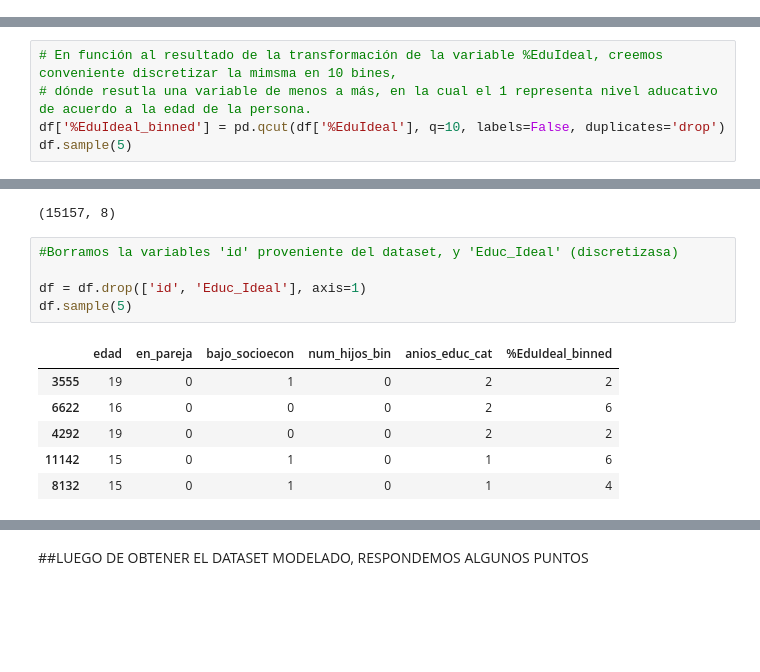
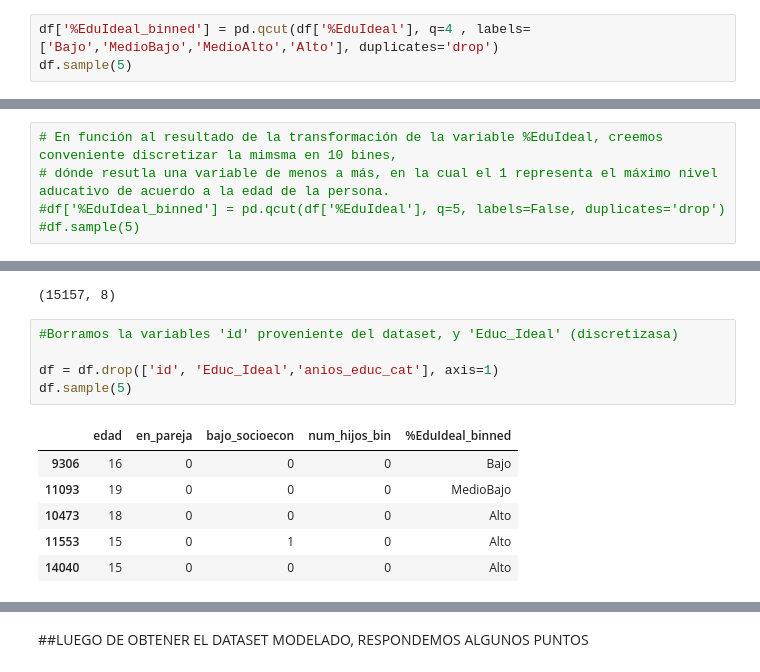
Before and after one commit to gabipalacios/Python, a Jupyter notebook: TFPython2025.ipynb, the cells around one changed output, grey strips where cells are left out. Saved outputs shown, nothing was run; the diff lists cells and outputs as text; blank space fills up the shorter version.

```diff
--- a/TFPython2025.ipynb
+++ b/TFPython2025.ipynb
@@ -410,0 +446,3 @@ df.sample(5)
+# %%
+df['%EduIdeal_binned'] = pd.qcut(df['%EduIdeal'], q=4 , labels=['Bajo','MedioBajo','MedioAlto','Alto'], duplicates='drop')
+df.sample(5)
@@ -411,5 +456,5 @@ df.sample(5)
 # %%
 # En función al resultado de la transformación de la variable %EduIdeal, creemos conveniente discretizar la mimsma en 10 bines,
-# dónde resutla una variable de menos a más, en la cual el 1 representa nivel aducativo de acuerdo a la edad de la persona.
-df['%EduIdeal_binned'] = pd.qcut(df['%EduIdeal'], q=10, labels=False, duplicates='drop')
-df.sample(5)
+# dónde resutla una variable de menos a más, en la cual el 1 representa el máximo nivel aducativo de acuerdo a la edad de la persona.
+#df['%EduIdeal_binned'] = pd.qcut(df['%EduIdeal'], q=5, labels=False, duplicates='drop')
+#df.sample(5)
@@ -430,12 +487,12 @@ df.shape
 # %%
 #Borramos la variables 'id' proveniente del dataset, y 'Educ_Ideal' (discretizasa)
 
-df = df.drop(['id', 'Educ_Ideal'], axis=1)
+df = df.drop(['id', 'Educ_Ideal','anios_educ_cat'], axis=1)
 df.sample(5)
 # %% [output]
-|  | edad | en_pareja | bajo_socioecon | num_hijos_bin | anios_educ_cat | %EduIdeal_binned |
-| 3555 | 19 | 0 | 1 | 0 | 2 | 2 |
-| 6622 | 16 | 0 | 0 | 0 | 2 | 6 |
-| 4292 | 19 | 0 | 0 | 0 | 2 | 2 |
-| 11142 | 15 | 0 | 1 | 0 | 1 | 6 |
-| 8132 | 15 | 0 | 1 | 0 | 1 | 4 |
+|  | edad | en_pareja | bajo_socioecon | num_hijos_bin | %EduIdeal_binned |
+| 9306 | 16 | 0 | 0 | 0 | Bajo |
+| 11093 | 19 | 0 | 0 | 0 | MedioBajo |
+| 10473 | 18 | 0 | 0 | 0 | Alto |
+| 11553 | 15 | 0 | 1 | 0 | Alto |
+| 14040 | 15 | 0 | 0 | 0 | Alto |
```
Also changed, not shown: parts of 28 cells of this notebook.
